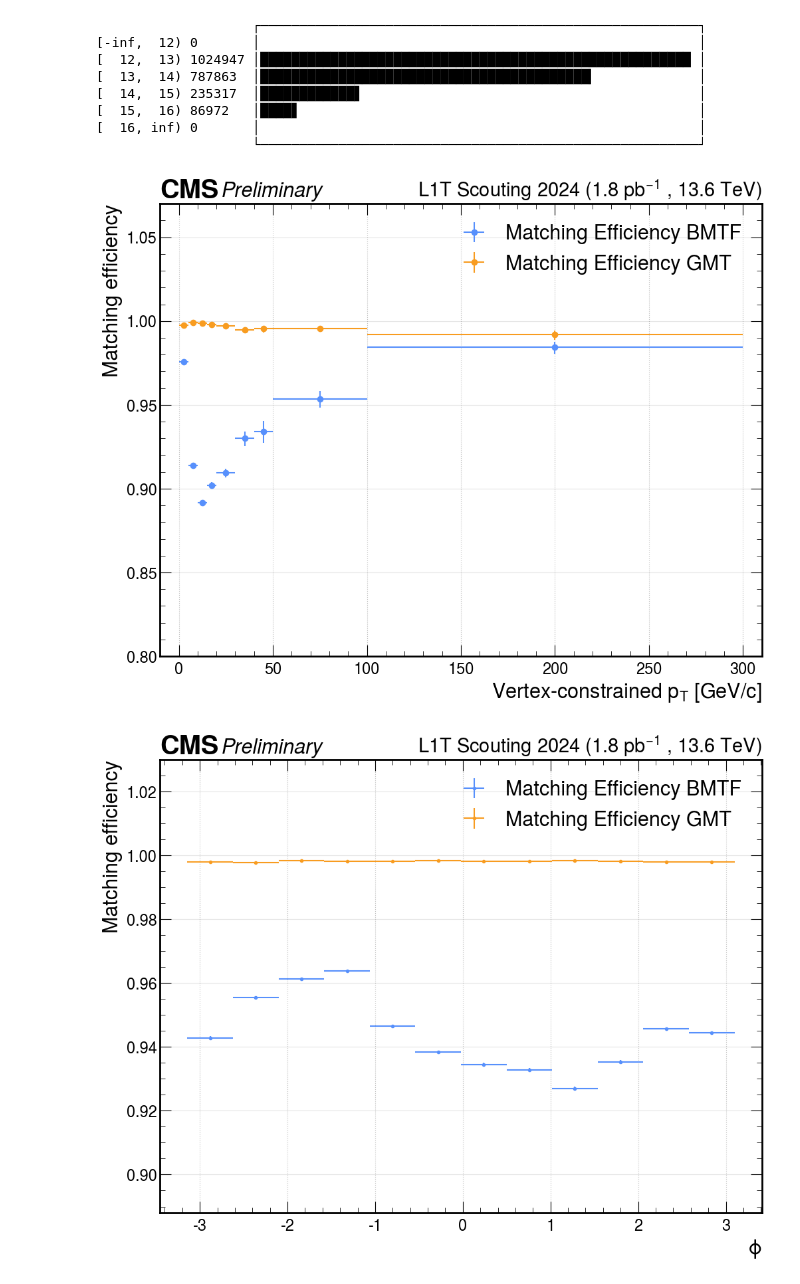
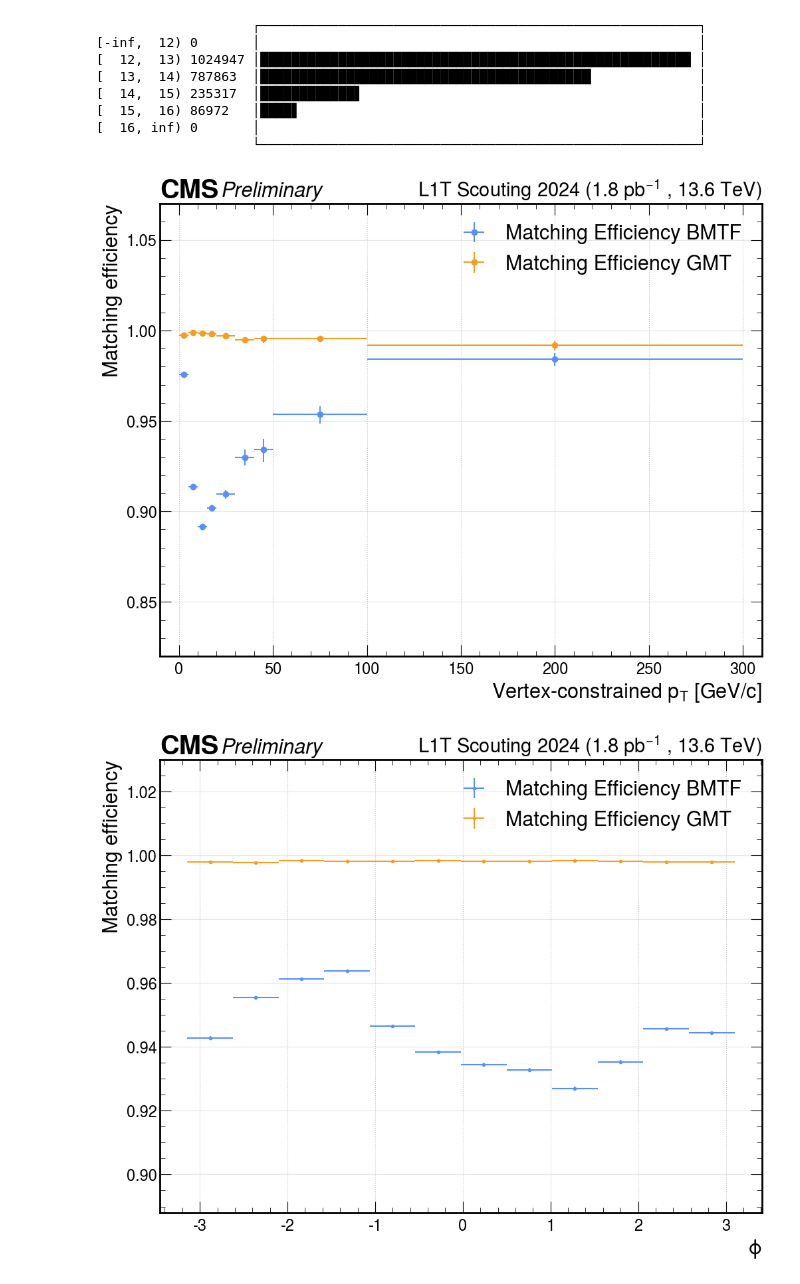
Before and after one commit to francescoreschio/Tesi-Triennale, a Jupyter notebook: Codice/DeltaRDef.ipynb, the cells around one changed output. Cells and saved outputs as stored; diff of their text form; code cells hidden in the pictures.

```diff
--- a/Codice/DeltaRDef.ipynb
+++ b/Codice/DeltaRDef.ipynb
@@ -636,35 +636,35 @@ print(QualBMTF_Hist)
 from hist import intervals
 BMTFerror = hist.intervals.ratio_uncertainty(PtBMTF_Hist.values(), AllPtBMTF_Hist.values(), uncertainty_type = 'efficiency')
 GMTerror = hist.intervals.ratio_uncertainty(PtGMT_Hist.values(), AllPtGMT_Hist.values(), uncertainty_type = 'efficiency')
 
 centers = 0.5 * (bins[1:] + bins[:-1])
 width = 0.5 * (bins[1:] - bins[:-1])
 
 fig, ax = plt.subplots(figsize=FIGSIZE, constrained_layout=True)
 set_label_font(ax, FONTSIZE)
 set_tick_font(ax, FONTSIZE-2)
 draw_grid(ax, axis="y")
 draw_cms_label(ax, fontsize= FONTSIZE)
 
 ax.errorbar(centers, BMTFMatchingEfficiencyPt, xerr = width, yerr = BMTFerror, fmt = 'o', label="Matching Efficiency BMTF")
 ax.errorbar(centers, GMTMatchingEfficiencyPt, xerr = width, yerr = GMTerror, fmt = 'o', label="Matching Efficiency GMT")
 
-ax.set_ylim(0.8, 1.07)
+ax.set_ylim(0.82, 1.07)
 ax.set_xlim(-10, 310)
 
 
 ax.set_xlabel(r'Vertex-constrained $p_T$ [GeV/c]')
 ax.set_ylabel('Matching efficiency')
 ax.grid(True)
 ax.legend(fontsize = FONTSIZE)
 
 ax.tick_params(axis='both', which='both', labelsize = FONTSIZE - 5)
 
 plt.savefig("../Immagini/PtMatchingEfficiency.pdf")
 
 plt.show()
 # %% [output]
-[figure, old version]
+[figure, new version]
 # %%
 from hist import intervals
 BMTFerror = hist.intervals.ratio_uncertainty(PhiBMTF_Hist.values(), AllPhiBMTF_Hist.values(), uncertainty_type = 'efficiency')
```
Also changed, not shown: parts of 10 cells of this notebook, 5 other files.
